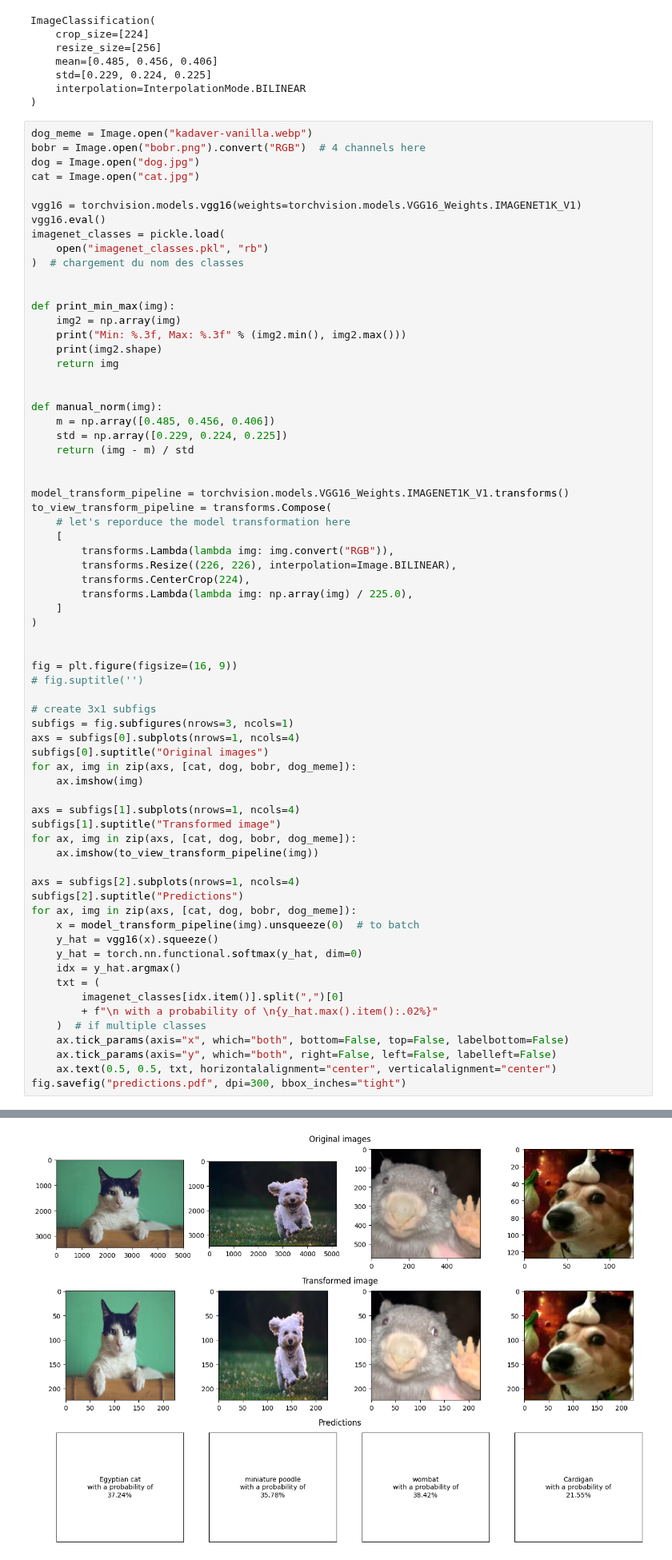
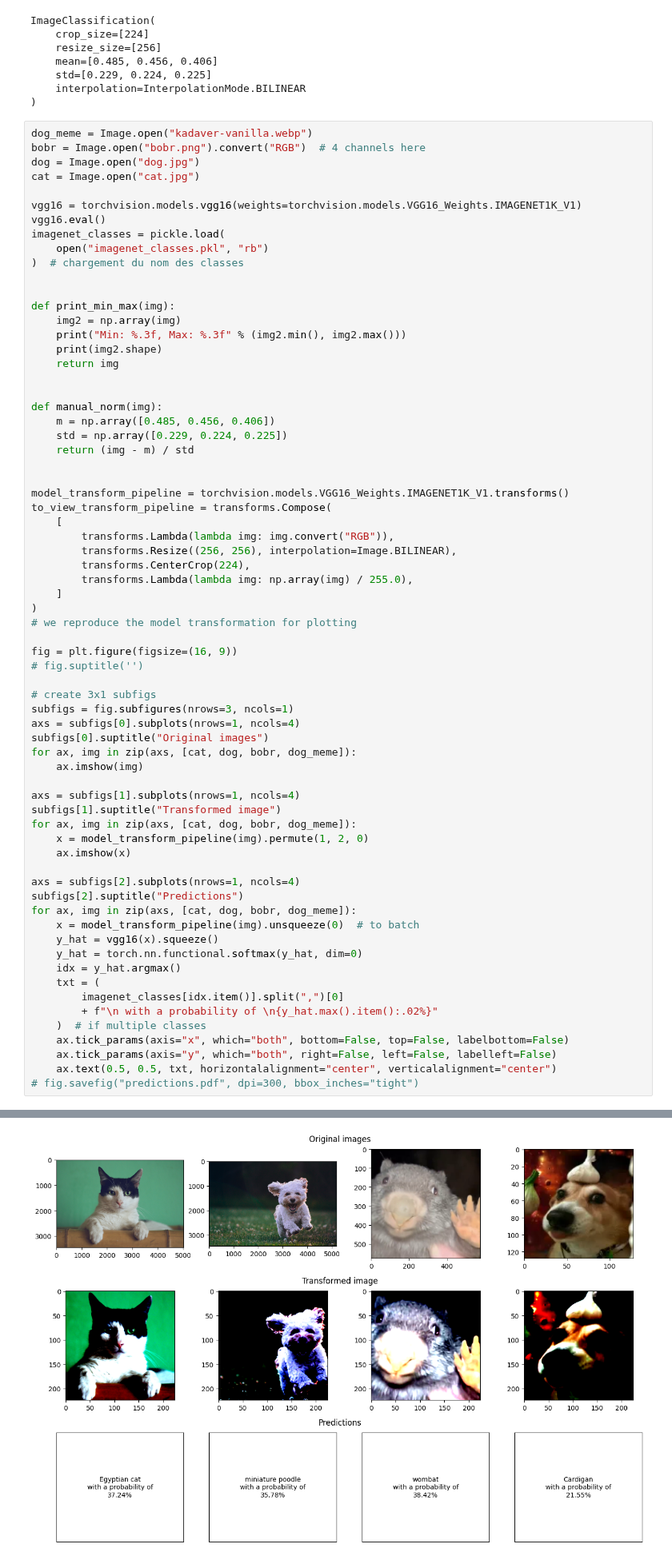
Before and after one commit to CharlesAttend/M2-DAC, a Jupyter notebook: RDFIA/TME/Section2/2a/2_a_Transfer_Learning.ipynb, the cells around one changed output, grey strips where cells are left out. Shown at 80% size. Cells and saved outputs as stored; diff of their text form.

```diff
--- a/RDFIA/TME/Section2/2a/2_a_Transfer_Learning.ipynb
+++ b/RDFIA/TME/Section2/2a/2_a_Transfer_Learning.ipynb
@@ -85,15 +83,14 @@ def manual_norm(img):
 
 model_transform_pipeline = torchvision.models.VGG16_Weights.IMAGENET1K_V1.transforms()
 to_view_transform_pipeline = transforms.Compose(
-    # let's reporduce the model transformation here
     [
         transforms.Lambda(lambda img: img.convert("RGB")),
-        transforms.Resize((226, 226), interpolation=Image.BILINEAR),
+        transforms.Resize((256, 256), interpolation=Image.BILINEAR),
         transforms.CenterCrop(224),
-        transforms.Lambda(lambda img: np.array(img) / 225.0),
+        transforms.Lambda(lambda img: np.array(img) / 255.0),
     ]
 )
-
+# we reproduce the model transformation for plotting
 
 fig = plt.figure(figsize=(16, 9))
 # fig.suptitle('')
@@ -108,7 +105,8 @@ for ax, img in zip(axs, [cat, dog, bobr, dog_meme]):
 axs = subfigs[1].subplots(nrows=1, ncols=4)
 subfigs[1].suptitle("Transformed image")
 for ax, img in zip(axs, [cat, dog, bobr, dog_meme]):
-    ax.imshow(to_view_transform_pipeline(img))
+    x = model_transform_pipeline(img).permute(1, 2, 0)
+    ax.imshow(x)
 
 axs = subfigs[2].subplots(nrows=1, ncols=4)
 subfigs[2].suptitle("Predictions")
@@ -124,7 +122,7 @@ for ax, img in zip(axs, [cat, dog, bobr, dog_meme]):
     ax.tick_params(axis="x", which="both", bottom=False, top=False, labelbottom=False)
     ax.tick_params(axis="y", which="both", right=False, left=False, labelleft=False)
     ax.text(0.5, 0.5, txt, horizontalalignment="center", verticalalignment="center")
-fig.savefig("predictions.pdf", dpi=300, bbox_inches="tight")
+# fig.savefig("predictions.pdf", dpi=300, bbox_inches="tight")
 # %% [output]
 Clipping input data to the valid range for imshow with RGB data ([0..1] for floats or [0..255] for integers).
 Clipping input data to the valid range for imshow with RGB data ([0..1] for floats or [0..255] for integers).
@@ -132,2 +131,2 @@ Clipping input data to the valid range for imshow with RGB data ([0..1] for floa
-[figure, old version]
+[figure, new version]
 # %%
```
Also changed, not shown: parts of 33 cells of this notebook, 20 other files.
